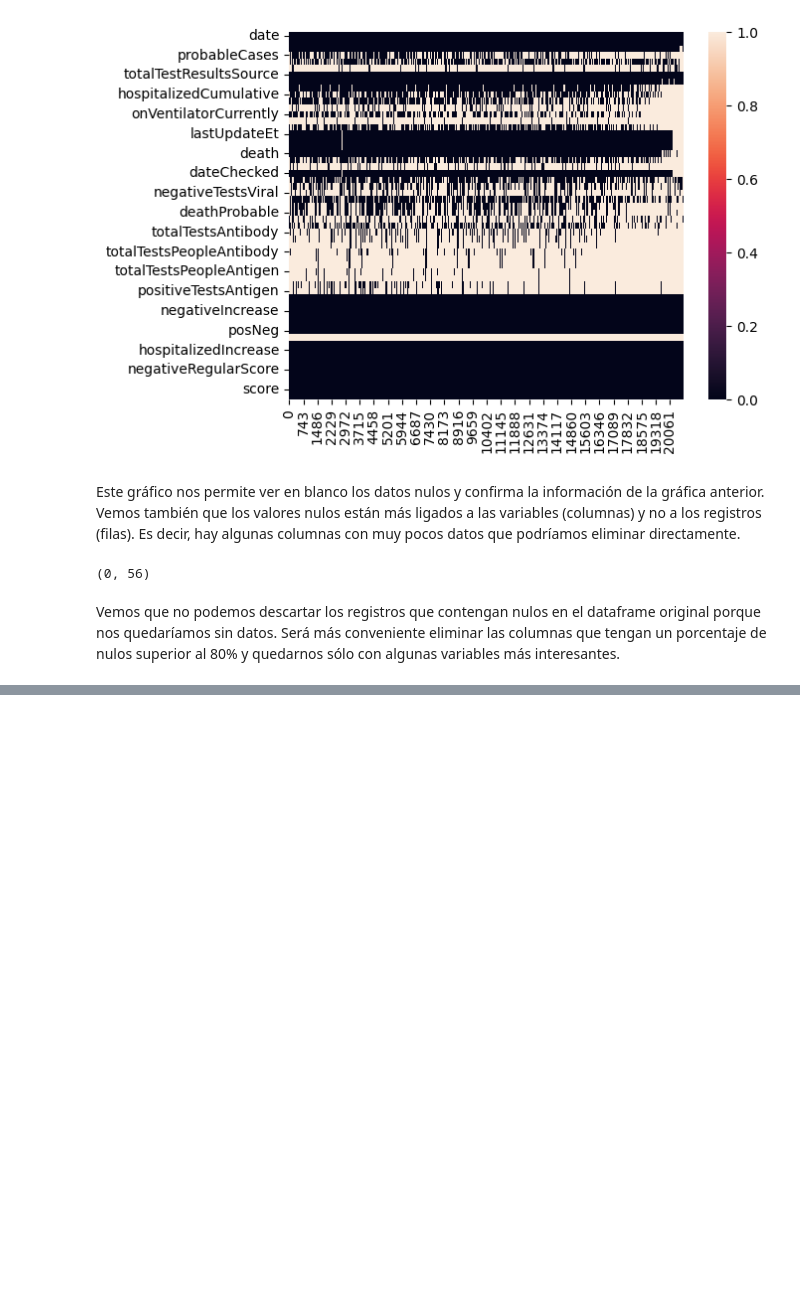
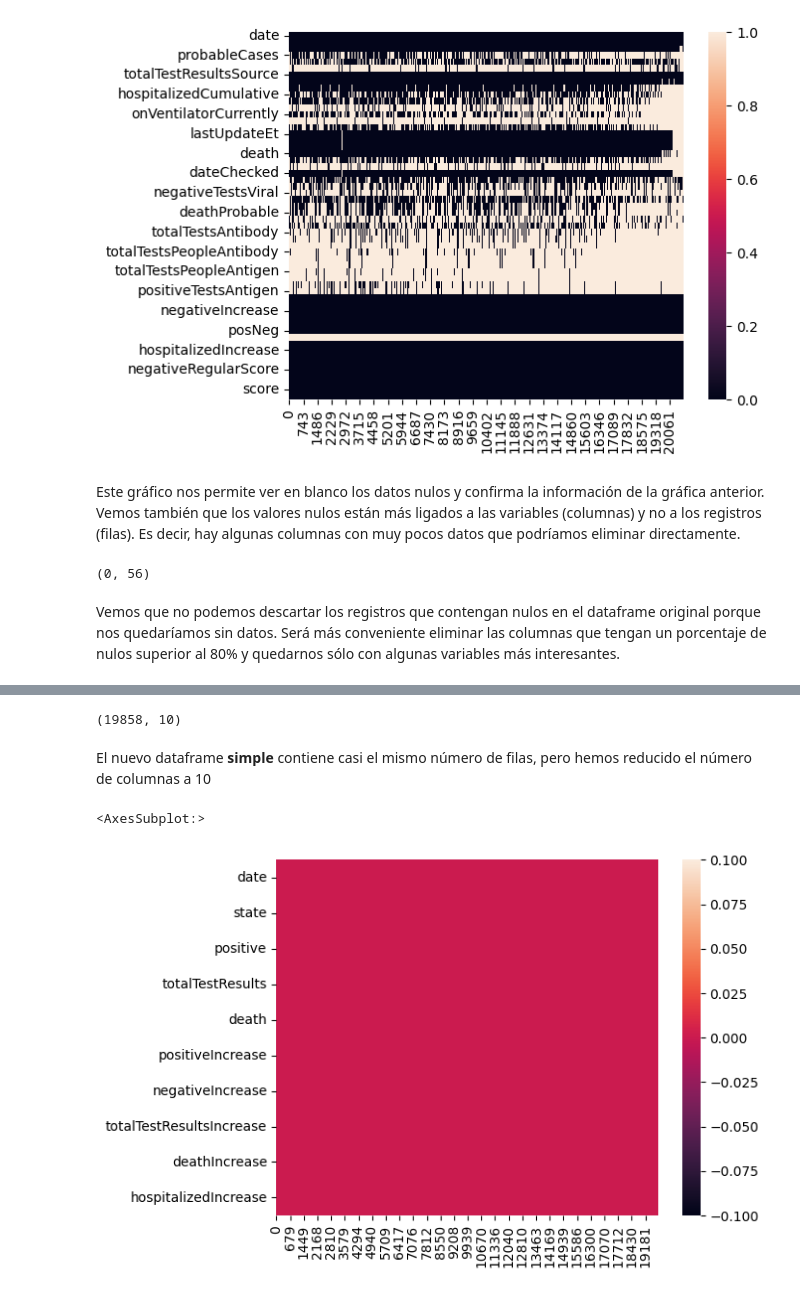
Before and after one commit to AI-School-F5-P2/proyecto_Datathon_equipo_5, a Jupyter notebook: main.ipynb, the cells around one changed output, grey strips where cells are left out. Saved outputs shown, nothing was run; the diff lists cells and outputs as text; code cells hidden in the pictures; blank space fills up the shorter version.

Commit message:
limpieza de nulos

```diff
--- a/main.ipynb
+++ b/main.ipynb
@@ -186,0 +163,4 @@ df.head()
+# %%
+#filtramos el dataset original para que incluya únicamente las variables de interés y sea más simple
+df_simple = df.loc[:, categoricas + numericas]
+df_simple.head()
@@ -186,0 +174,5 @@ df.head()
+# %%
+#cambiamos el tipo de dato de las fechas para trabajar con este campo más adelante
+df_simple["date"] = pd.to_datetime(df_simple["date"], format="%Y%m%d")
+df_simple.sort_values(by="date", ascending=False, inplace=True)
+df_simple.head()
@@ -186,0 +186,14 @@ df.head()
+# %%
+#comprobamos el tamaño del nuevo dataframe
+df_cleaned = df_simple.dropna()
+df_cleaned.shape
+# %% [output]
+(19858, 10)
+# %% [markdown]
+El nuevo dataframe **simple** contiene casi el mismo número de filas, pero hemos reducido el número de columnas a 10
+# %%
+#graficamos nuevamente en blanco los valores nulos y en negro los no-nulos
+df_cleaned.isnull().transpose().pipe(lambda df_cleaned: sns.heatmap(data=df_cleaned))
+# %% [output]
+<AxesSubplot:>
+[figure, added]
```
Also changed, not shown: parts of 10 cells of this notebook.
